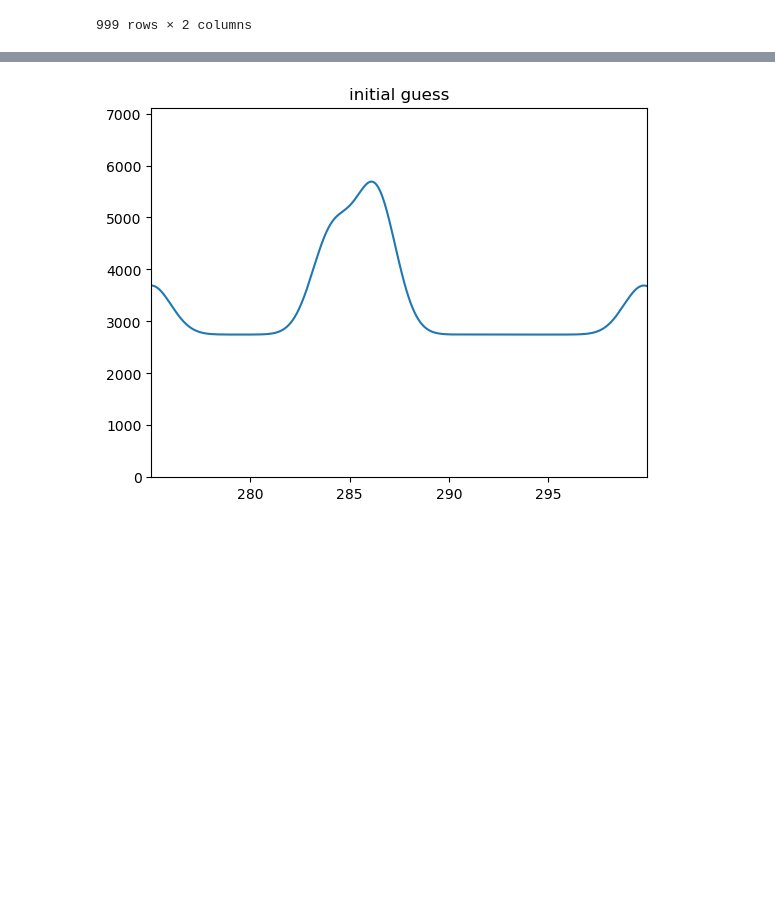
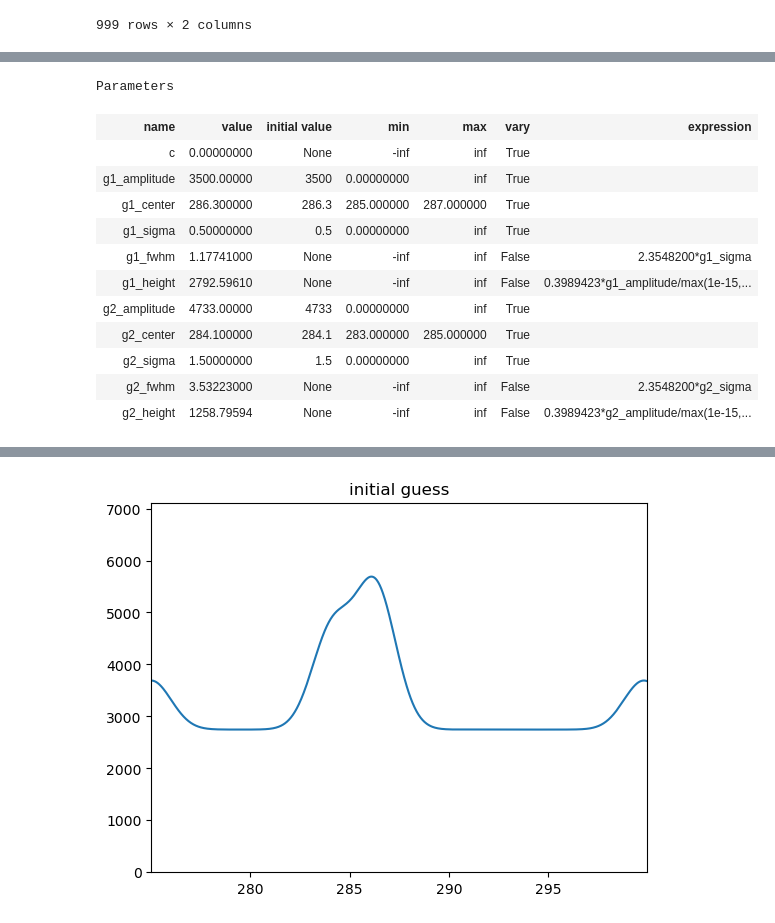
Before and after one commit to eridanirojas/2DTMD_ANML, a Jupyter notebook: raman_processing/XPStest.ipynb, the cells around one changed output, grey strips where cells are left out. Saved outputs shown, nothing was run; the diff lists cells and outputs as text; code cells hidden in the pictures; blank space fills up the shorter version.

```diff
--- a/raman_processing/XPStest.ipynb
+++ b/raman_processing/XPStest.ipynb
@@ -51,0 +83,24 @@ plot_xps(x,y)
+# %%
+gauss1 = GaussianModel(prefix='g1_')
+pars.update(gauss1.make_params(center=dict(value=286.3, min=285, max=287),
+                               sigma=dict(value=0.5, min=0),
+                               amplitude=dict(value=3500, min=0)))
+
+gauss2 = GaussianModel(prefix='g2_')
+pars.update(gauss2.make_params(center=dict(value=284.1, min=283, max=285),
+                               sigma=dict(value=1.5, min=0),
+                               amplitude=dict(value=4733, min=0)))
+# %% [output]
+Parameters
+| name | value | initial value | min | max | vary | expression |
+| c | 0.00000000 | None | -inf | inf | True |  |
+| g1_amplitude | 3500.00000 | 3500 | 0.00000000 | inf | True |  |
+| g1_center | 286.300000 | 286.3 | 285.000000 | 287.000000 | True |  |
+| g1_sigma | 0.50000000 | 0.5 | 0.00000000 | inf | True |  |
+| g1_fwhm | 1.17741000 | None | -inf | inf | False | 2.3548200*g1_sigma |
+| g1_height | 2792.59610 | None | -inf | inf | False | 0.3989423*g1_amplitude/max(1e-15,... |
+| g2_amplitude | 4733.00000 | 4733 | 0.00000000 | inf | True |  |
+| g2_center | 284.100000 | 284.1 | 283.000000 | 285.000000 | True |  |
+| g2_sigma | 1.50000000 | 1.5 | 0.00000000 | inf | True |  |
+| g2_fwhm | 3.53223000 | None | -inf | inf | False | 2.3548200*g2_sigma |
+| g2_height | 1258.79594 | None | -inf | inf | False | 0.3989423*g2_amplitude/max(1e-15,... |
```
Also changed, not shown: parts of 10 cells of this notebook, 4 other files.
